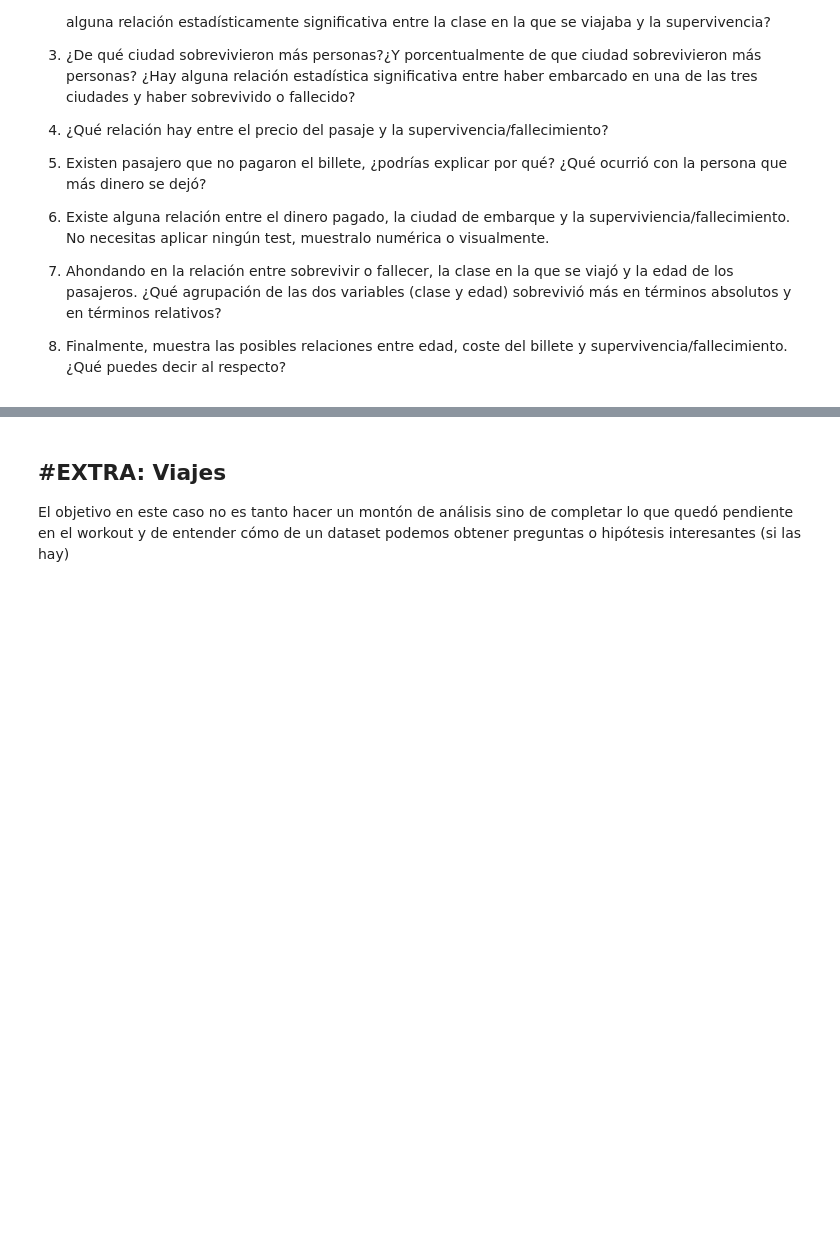
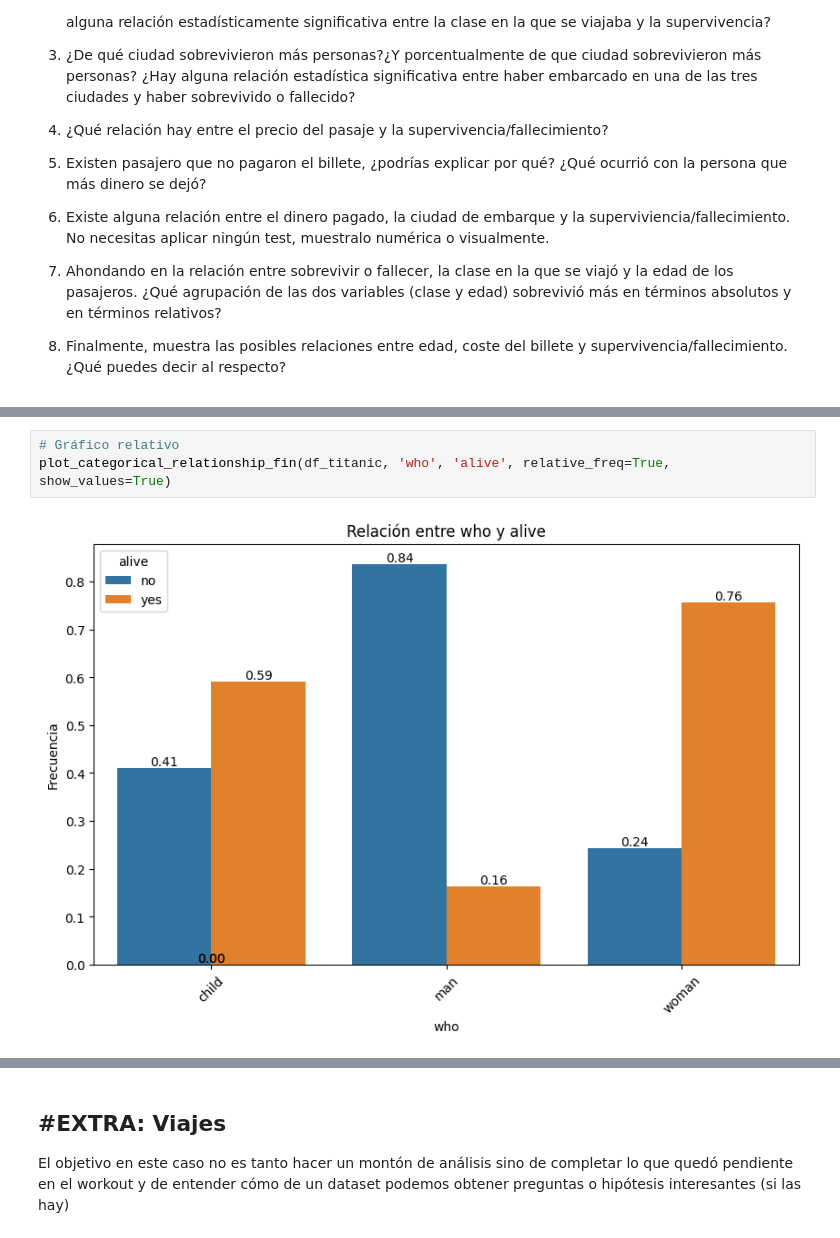
Before and after one commit to Apriroca/repo_ejercicios_ds_ana, a Jupyter notebook: 03_Data_Analysis/Sprint_07/Unidad_02_Estadistica_Descriptiva_Multivariante/03_Practica_Obligatoria/18_Practica_Obligatoria_Multivariante.ipynb, the cells around one changed output, grey strips where cells are left out. Saved outputs shown, nothing was run; the diff lists cells and outputs as text; blank space fills up the shorter version.

```diff
--- a/03_Data_Analysis/Sprint_07/Unidad_02_Estadistica_Descriptiva_Multivariante/03_Practica_Obligatoria/18_Practica_Obligatoria_Multivariante.ipynb
+++ b/03_Data_Analysis/Sprint_07/Unidad_02_Estadistica_Descriptiva_Multivariante/03_Practica_Obligatoria/18_Practica_Obligatoria_Multivariante.ipynb
@@ -116,0 +142,5 @@ Realiza los análisis bivariantes o multivariantes que necesites, así como los
+# %%
+# Gráfico relativo
+plot_categorical_relationship_fin(df_titanic, 'who', 'alive', relative_freq=True, show_values=True)
+# %% [output]
+[figure, added]
```
Also changed, not shown: parts of 10 cells of this notebook.
